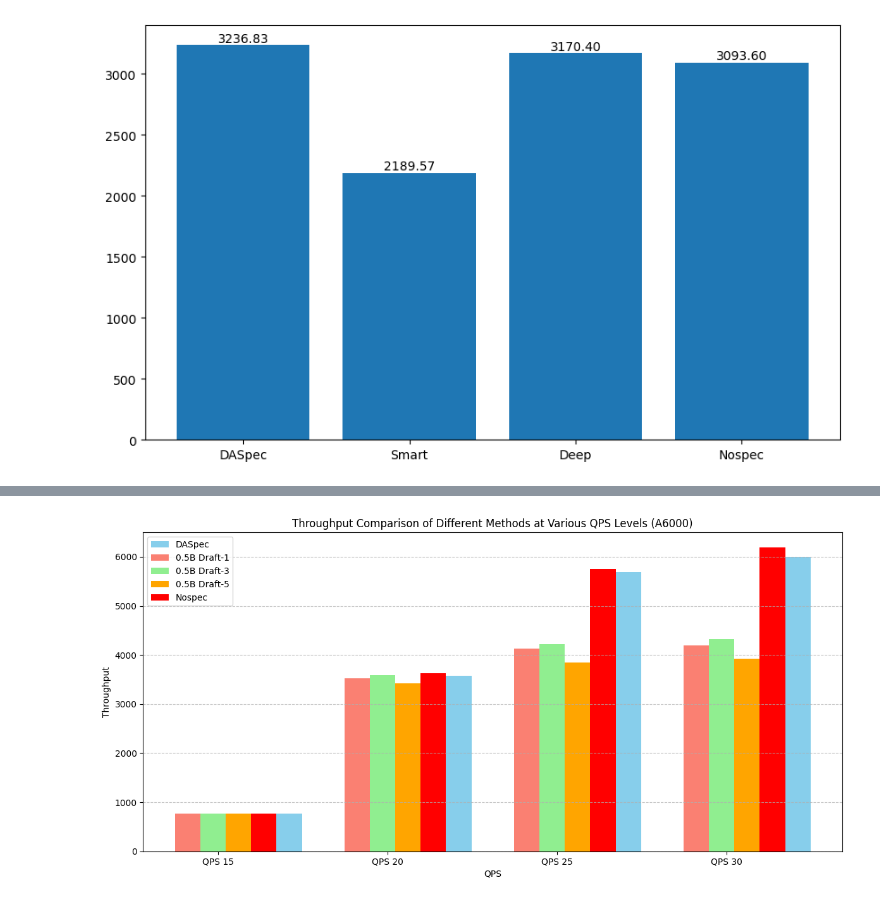
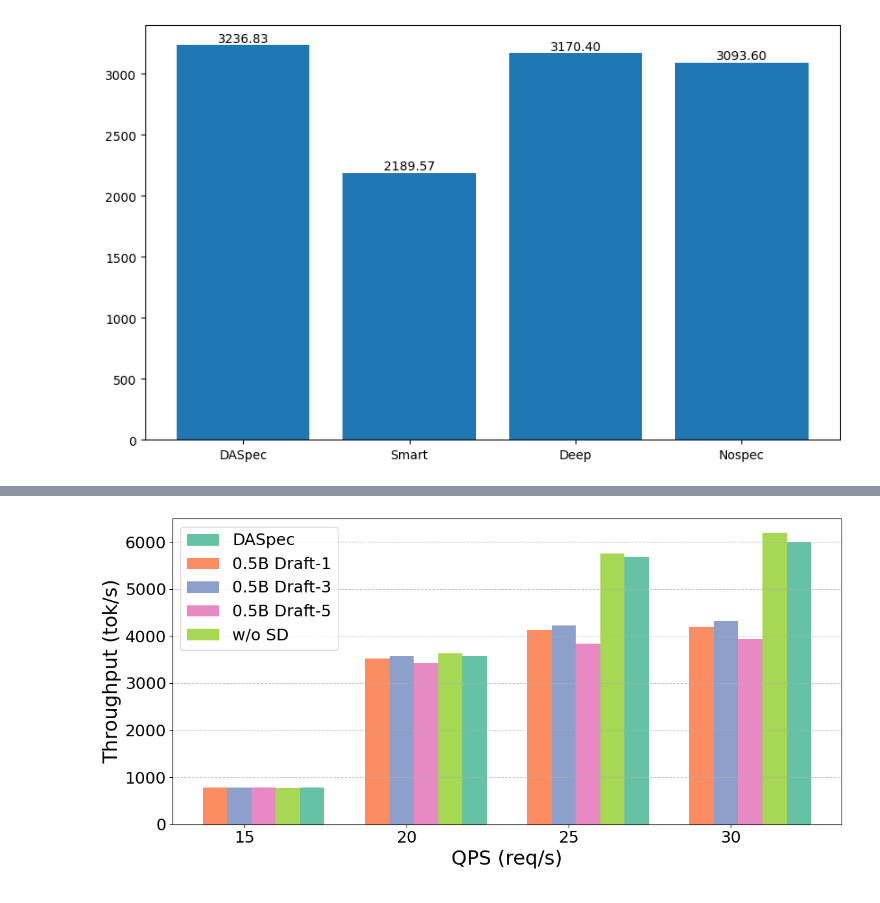
Before and after one commit to lihuahua123/vllm_speculative, a Jupyter notebook: exps/draw2.ipynb, the cells around one changed output, grey strips where cells are left out. Saved outputs shown, nothing was run; the diff lists cells and outputs as text; code cells hidden in the pictures.

```diff
--- a/exps/draw2.ipynb
+++ b/exps/draw2.ipynb
@@ -490,7 +567,7 @@ import matplotlib.pyplot as plt
 import numpy as np
 
 # Data
-qps_levels = ['QPS 15', 'QPS 20', 'QPS 25','QPS 30']
+qps_levels = ['15', '20', '25','30']
 methods = ['DASpec', 'Smart', 'Deep', 'Nospec']
 
 # Reorganize data by QPS levels
@@ -499,45 +576,52 @@ throughput_data = [
     [3577.20, 3521.36,3584.09,3428.07,3630.07],  # QPS 20
     [5686.06,4134.07,4223.86,3844.36,5750.26],   # QPS 25
     [5999.79,4197.44,4321.00,3929.02,6187.91],
 ]
-
+plt.rcParams.update({
+    'font.size': 20,         # Default text size
+    'axes.titlesize': 24,    # Axes title size
+    'axes.labelsize': 22,    # Axes label size
+    'xtick.labelsize': 18,   # X-tick label size
+    'ytick.labelsize': 18,   # Y-tick label size
+    'legend.fontsize': 18,   # Legend font size
+})
 # Set up the figure and axis
 plt.figure(figsize=(12, 6))
 
 # Set width of bars
 barWidth = 0.15
-
+colors = plt.cm.Set2.colors
 # Set positions of the bars on X axis
 r1 = np.arange(len(qps_levels))
 r2 = [x + barWidth for x in r1]
 r3 = [x + barWidth for x in r2]
 r4 = [x + barWidth for x in r3]
 r5 = [x + barWidth for x in r4]
 # Create the bars
-plt.bar(r5, [data[0] for data in throughput_data], width=barWidth, label='DASpec', color='skyblue')
-plt.bar(r1, [data[1] for data in throughput_data], width=barWidth, label='0.5B Draft-1', color='salmon')
-plt.bar(r2, [data[2] for data in throughput_data], width=barWidth, label='0.5B Draft-3', color='lightgreen')
-plt.bar(r3, [data[3] for data in throughput_data], width=barWidth, label='0.5B Draft-5', color='orange')
-plt.bar(r4, [data[4] for data in throughput_data], width=barWidth, label='Nospec', color='red')
+plt.bar(r5, [data[0] for data in throughput_data], width=barWidth, label='DASpec', color=colors[0])
+plt.bar(r1, [data[1] for data in throughput_data], width=barWidth, label='0.5B Draft-1', color=colors[1])
+plt.bar(r2, [data[2] for data in throughput_data], width=barWidth, label='0.5B Draft-3', color=colors[2])
+plt.bar(r3, [data[3] for data in throughput_data], width=barWidth, label='0.5B Draft-5', color=colors[3])
+plt.bar(r4, [data[4] for data in throughput_data], width=barWidth, label='w/o SD', color=colors[4])
 
 # Add labels and title
-plt.xlabel('QPS')
-plt.ylabel('Throughput')
-plt.title('Throughput Comparison of Different Methods at Various QPS Levels (A6000)')
+plt.xlabel('QPS (req/s)')
+plt.ylabel('Throughput (tok/s)')
+#plt.title('Throughput Comparison of Different Methods at Various QPS Levels (A6000)')
 plt.xticks([r + 1.2*barWidth for r in range(len(qps_levels))], qps_levels)
 
 # Add legend
 plt.legend()
 
 # Add grid for better readability
 plt.grid(True, axis='y', linestyle='--', alpha=0.7)
 
 # Adjust layout to prevent label cutoff
 plt.tight_layout()
-
+plt.savefig('./figs/different_token.pdf', dpi=400, bbox_inches='tight', pad_inches=0)
 plt.show()
 # %% [output]
-[figure, old version]
+[figure, new version]
 # %%
 import json
 import matplotlib.pyplot as plt
```
Also changed, not shown: parts of 6 cells of this notebook, 21 other files.
